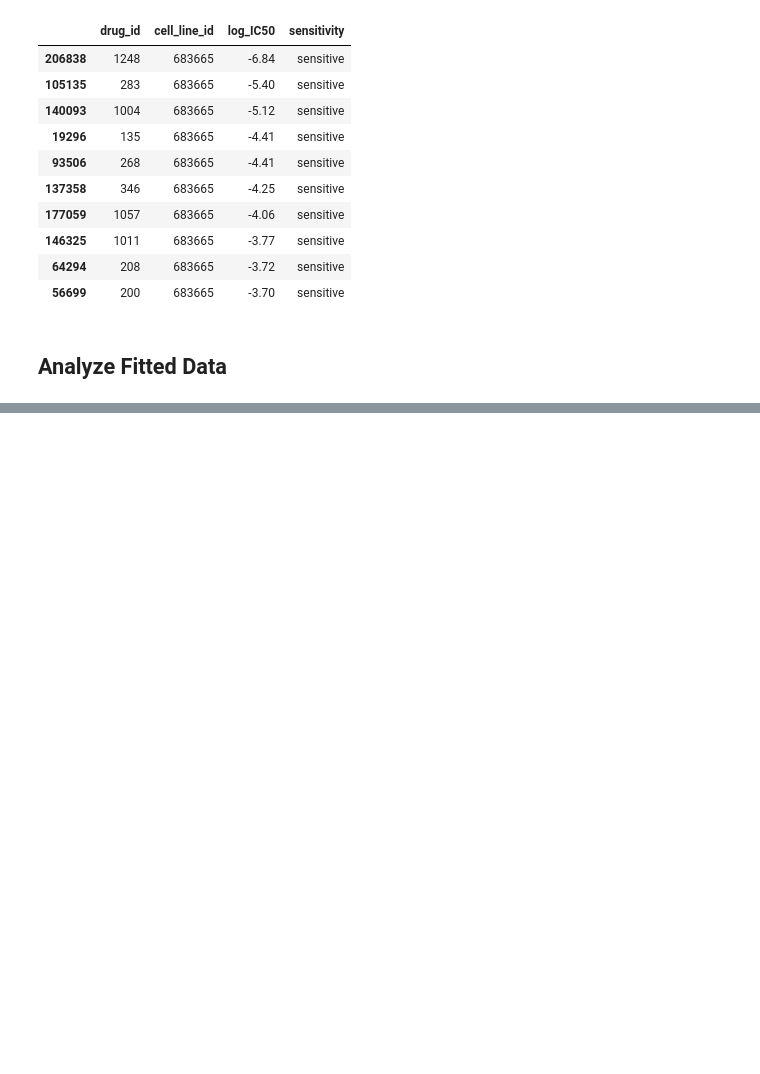
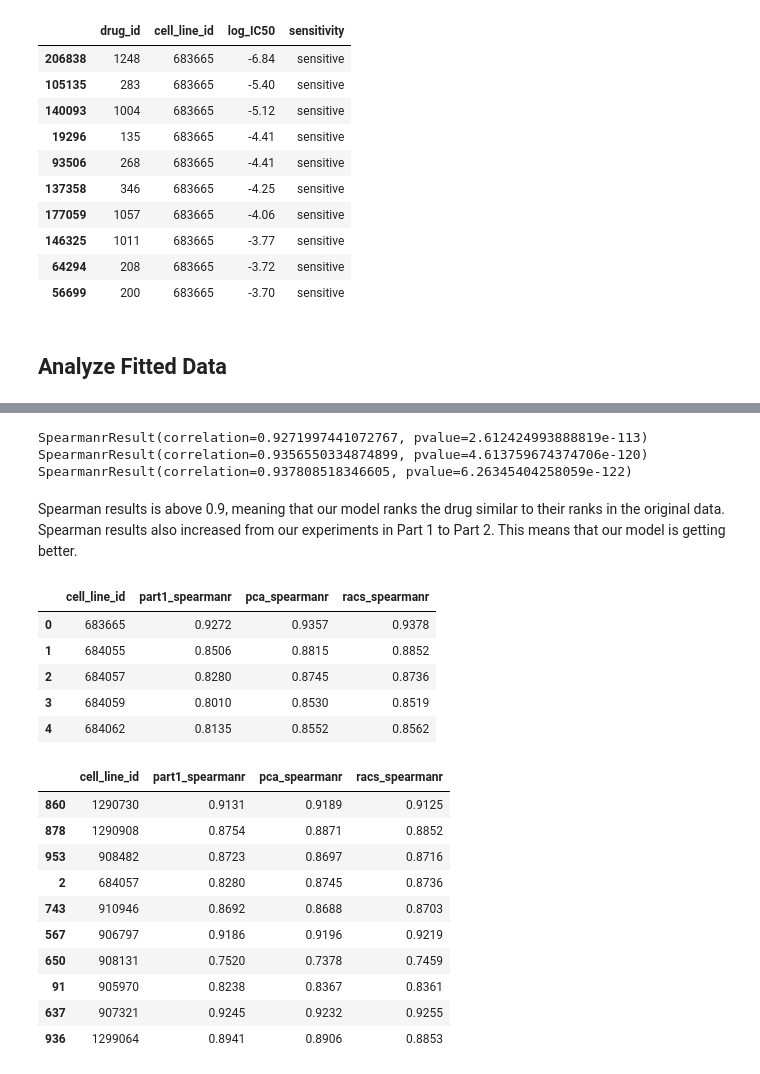
Before and after one commit to RuolinZheng08/cmsc33750-machine-learning-and-cancer, a Jupyter notebook: hw3/hw3_part3_spearman.ipynb, the cells around one changed output, grey strips where cells are left out. Saved outputs shown, nothing was run; the diff lists cells and outputs as text; code cells hidden in the pictures; blank space fills up the shorter version.

```diff
--- a/hw3/hw3_part3_spearman.ipynb
+++ b/hw3/hw3_part3_spearman.ipynb
@@ -48,0 +66,9 @@ pca_df = pd.read_csv('data/drug_df_pca.csv')
+# %%
+for ref, pred in product([gdc_log_IC50], [part1_log_IC50, pca_log_IC50, racs_log_IC50]):
+    print(stats.spearmanr(ref, pred))
+# %% [output]
+SpearmanrResult(correlation=0.9271997441072767, pvalue=2.612424993888819e-113)
+SpearmanrResult(correlation=0.9356550334874899, pvalue=4.613759674374706e-120)
+SpearmanrResult(correlation=0.937808518346605, pvalue=6.26345404258059e-122)
+# %% [markdown]
+Spearman results is above 0.9, meaning that our model ranks the drug similar to their ranks in the original data. Spearman results also increased from our experiments in Part 1 to Part 2. This means that our model is getting better.
@@ -48,0 +98,21 @@ pca_df = pd.read_csv('data/drug_df_pca.csv')
+# %%
+display(spearman_df.head())
+display(spearman_df.sample(n=10))
+# %% [output]
+|  | cell_line_id | part1_spearmanr | pca_spearmanr | racs_spearmanr |
+| 0 | 683665 | 0.9272 | 0.9357 | 0.9378 |
+| 1 | 684055 | 0.8506 | 0.8815 | 0.8852 |
+| 2 | 684057 | 0.8280 | 0.8745 | 0.8736 |
+| 3 | 684059 | 0.8010 | 0.8530 | 0.8519 |
+| 4 | 684062 | 0.8135 | 0.8552 | 0.8562 |
+|  | cell_line_id | part1_spearmanr | pca_spearmanr | racs_spearmanr |
+| 860 | 1290730 | 0.9131 | 0.9189 | 0.9125 |
+| 878 | 1290908 | 0.8754 | 0.8871 | 0.8852 |
+| 953 | 908482 | 0.8723 | 0.8697 | 0.8716 |
+| 2 | 684057 | 0.8280 | 0.8745 | 0.8736 |
+| 743 | 910946 | 0.8692 | 0.8688 | 0.8703 |
+| 567 | 906797 | 0.9186 | 0.9196 | 0.9219 |
+| 650 | 908131 | 0.7520 | 0.7378 | 0.7459 |
+| 91 | 905970 | 0.8238 | 0.8367 | 0.8361 |
+| 637 | 907321 | 0.9245 | 0.9232 | 0.9255 |
+| 936 | 1299064 | 0.8941 | 0.8906 | 0.8853 |
```
Also changed, not shown: parts of 15 cells of this notebook, 1 other file.
